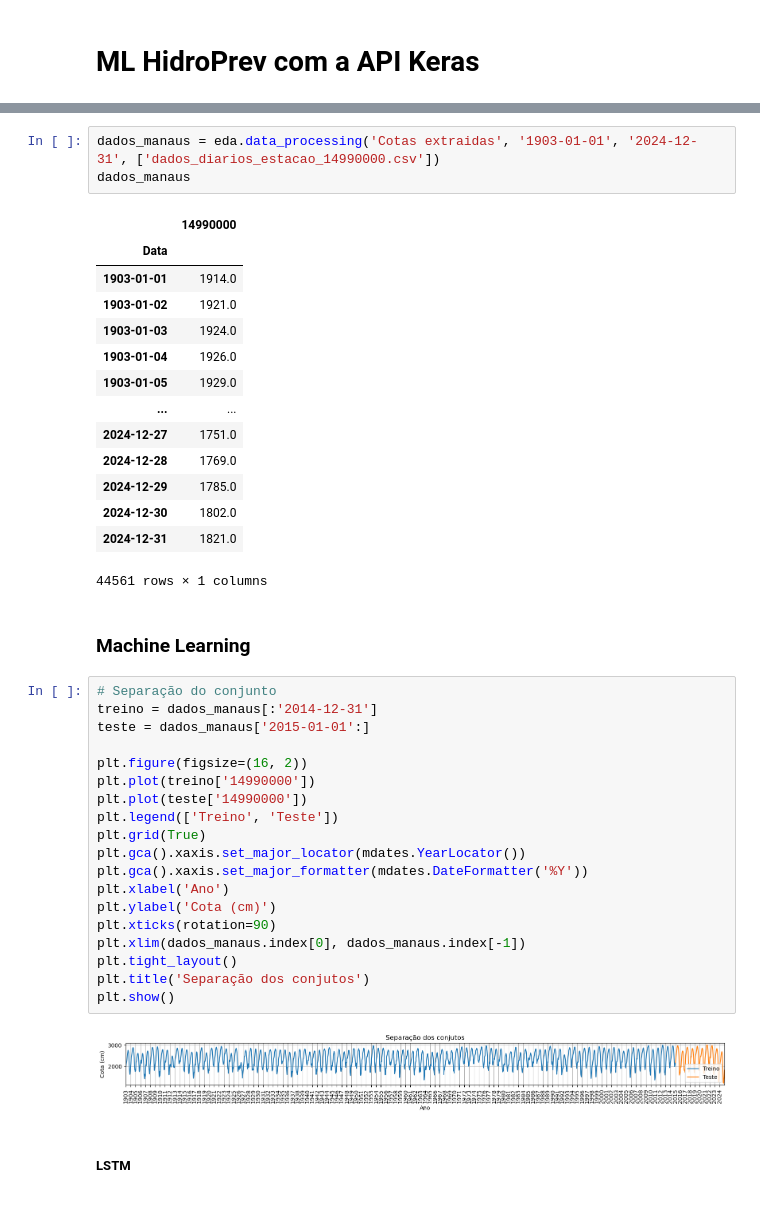
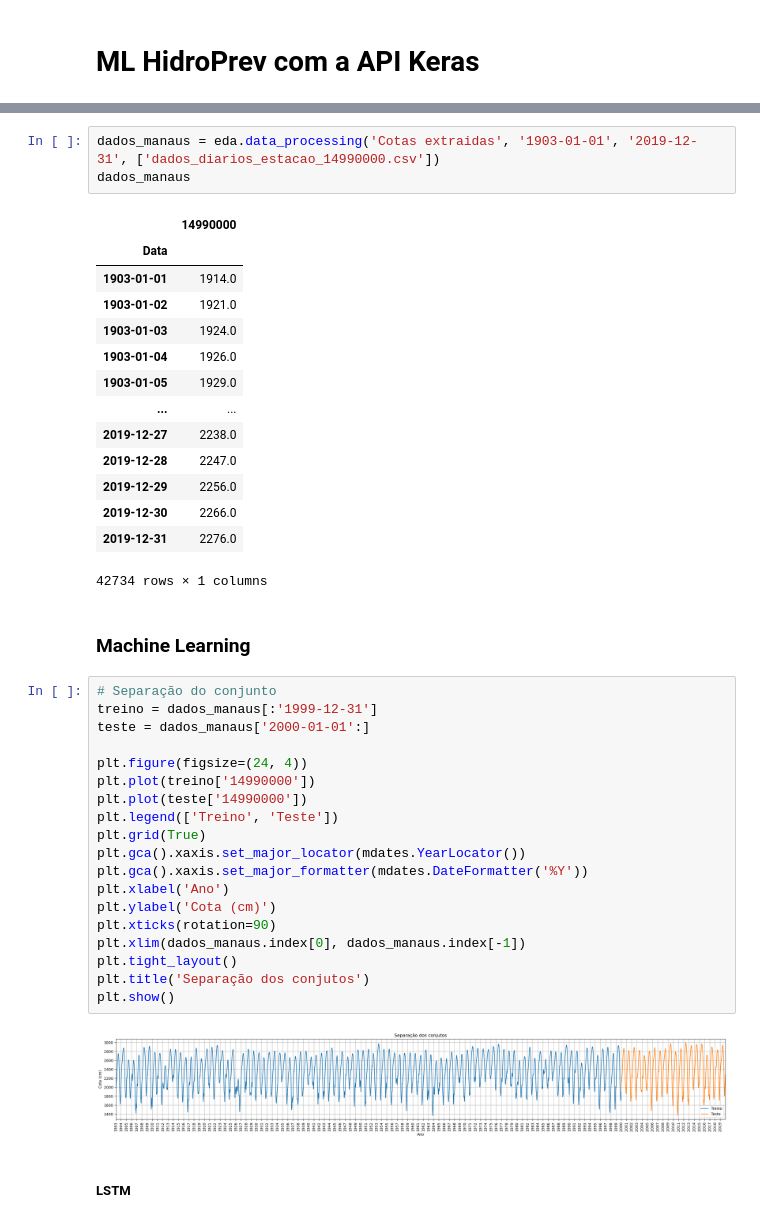
Before and after one commit to DioGS17/ML-HidroPrev, a Jupyter notebook: teste_estacao_14990000_tf.ipynb, the cells around one changed output, grey strips where cells are left out. Drawn from its saved outputs; the diff is of its cells as text.

```diff
--- a/teste_estacao_14990000_tf.ipynb
+++ b/teste_estacao_14990000_tf.ipynb
@@ -13,5 +24,5 @@ from sklearn.preprocessing import MinMaxScaler
 # %%
-dados_manaus = eda.data_processing('Cotas extraidas', '1903-01-01', '2024-12-31', ['dados_diarios_estacao_14990000.csv'])
+dados_manaus = eda.data_processing('Cotas extraidas', '1903-01-01', '2019-12-31', ['dados_diarios_estacao_14990000.csv'])
 dados_manaus
 # %% [output]
 |  | 14990000 |
@@ -22,35 +33,35 @@ dados_manaus
 | 1903-01-04 | 1926.0 |
 | 1903-01-05 | 1929.0 |
 | ... | ... |
-| 2024-12-27 | 1751.0 |
-| 2024-12-28 | 1769.0 |
-| 2024-12-29 | 1785.0 |
-| 2024-12-30 | 1802.0 |
-| 2024-12-31 | 1821.0 |
+| 2019-12-27 | 2238.0 |
+| 2019-12-28 | 2247.0 |
+| 2019-12-29 | 2256.0 |
+| 2019-12-30 | 2266.0 |
+| 2019-12-31 | 2276.0 |
-44561 rows × 1 columns
+42734 rows × 1 columns
 # %% [markdown]
 ### Machine Learning
 # %%
 # Separação do conjunto
-treino = dados_manaus[:'2014-12-31']
-teste = dados_manaus['2015-01-01':]
+treino = dados_manaus[:'1999-12-31']
+teste = dados_manaus['2000-01-01':]
 
-plt.figure(figsize=(16, 2))
+plt.figure(figsize=(24, 4))
 plt.plot(treino['14990000'])
 plt.plot(teste['14990000'])
 plt.legend(['Treino', 'Teste'])
 plt.grid(True)
 plt.gca().xaxis.set_major_locator(mdates.YearLocator())
 plt.gca().xaxis.set_major_formatter(mdates.DateFormatter('%Y'))
 plt.xlabel('Ano')
 plt.ylabel('Cota (cm)')
 plt.xticks(rotation=90)
 plt.xlim(dados_manaus.index[0], dados_manaus.index[-1])
 plt.tight_layout()
 plt.title('Separação dos conjutos')
 plt.show()
 # %% [output]
-[figure, old version]
+[figure, new version]
 # %% [markdown]
 ##### LSTM
 # %%
```
Also changed, not shown: parts of 10 cells of this notebook, 5 other files.
